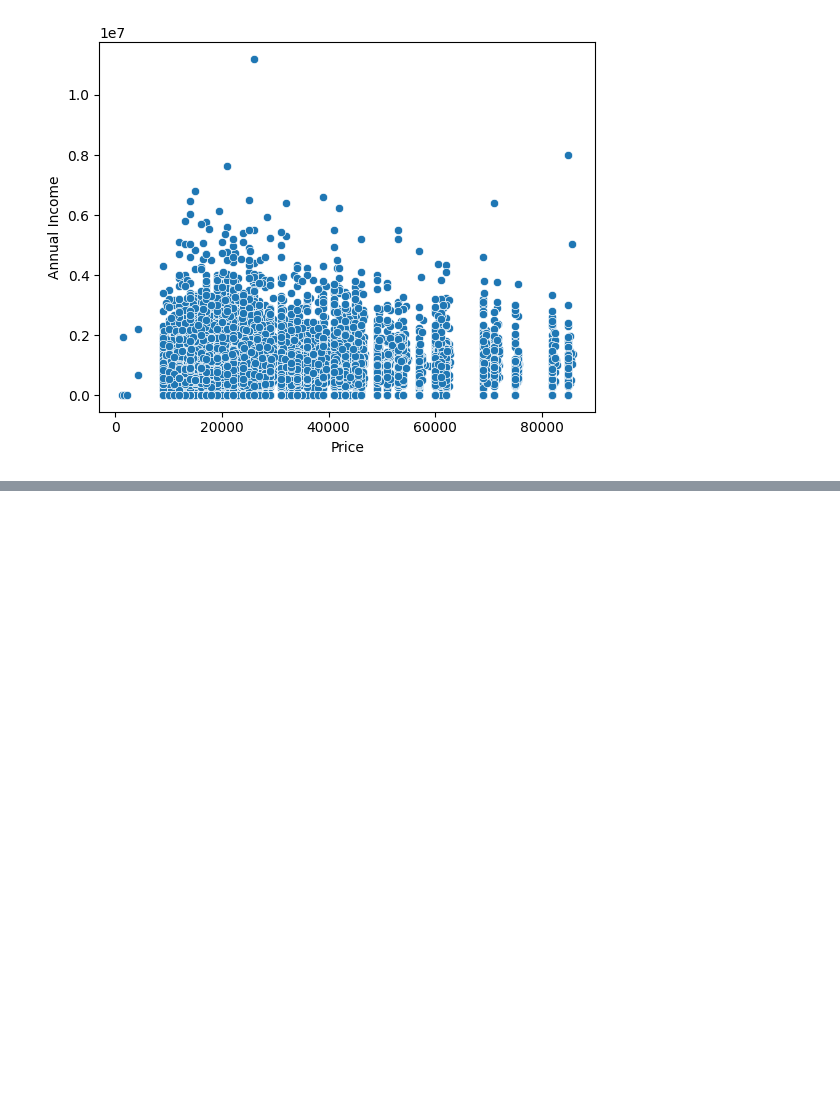
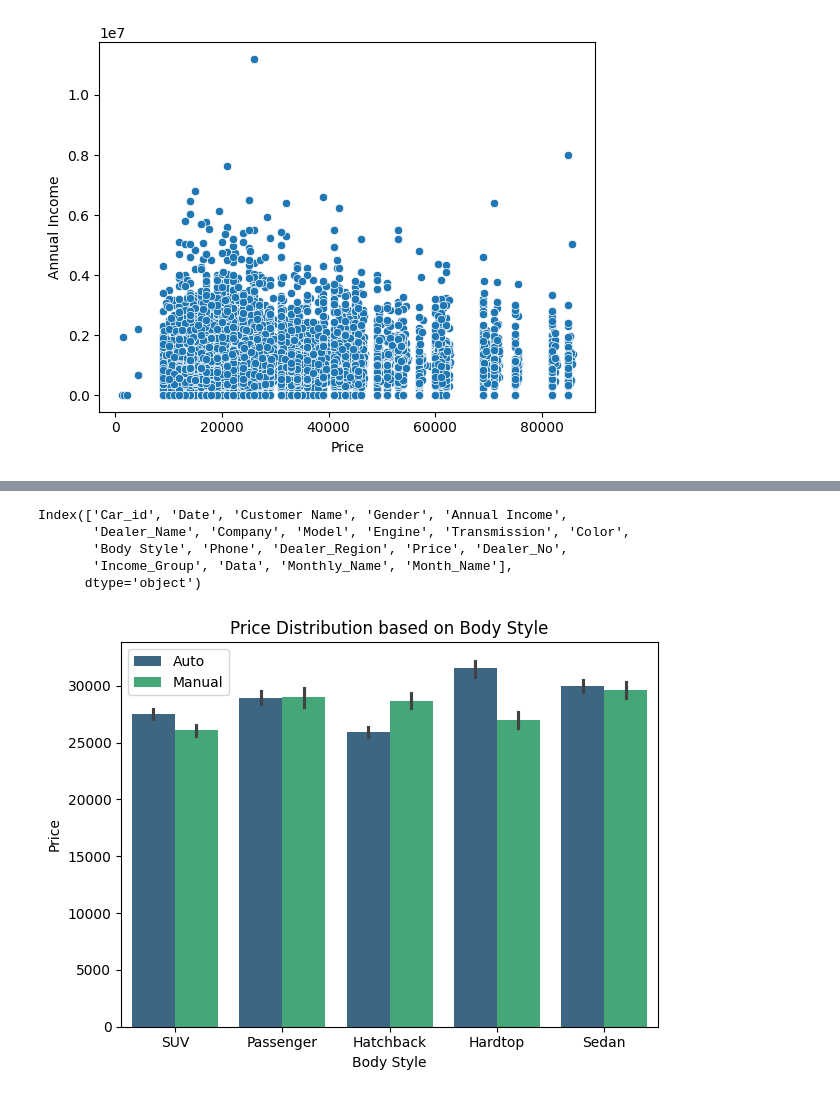
Before and after one commit to ydv-prince/EDA, a Jupyter notebook: EDA_2_Car_Sale_Dataset.ipynb, the cells around one changed output, grey strips where cells are left out. Saved outputs shown, nothing was run; the diff lists cells and outputs as text; code cells hidden in the pictures; blank space fills up the shorter version.

```diff
--- a/EDA_2_Car_Sale_Dataset.ipynb
+++ b/EDA_2_Car_Sale_Dataset.ipynb
@@ -287,0 +339,20 @@ Index(['Car_id', 'Date', 'Customer Name', 'Gender', 'Annual Income',
+# %%
+df.columns
+# %% [output]
+Index(['Car_id', 'Date', 'Customer Name', 'Gender', 'Annual Income',
+       'Dealer_Name', 'Company', 'Model', 'Engine', 'Transmission', 'Color',
+       'Body Style', 'Phone', 'Dealer_Region', 'Price', 'Dealer_No',
+       'Income_Group', 'Data', 'Monthly_Name', 'Month_Name'],
+      dtype='object')
+# %%
+#Q13. How does the car price distribution change when considering different combinations of body style and transmission type?
+
+sns.barplot(x = 'Body Style', y = 'Price', hue = 'Transmission', data = df, palette = 'viridis')
+plt.title('Price Distribution based on Body Style')
+plt.xlabel('Body Style')
+plt.ylabel('Price')
+plt.legend()
+plt.tight_layout()
+plt.show()
+# %% [output]
+[figure, added]
```
Also changed, not shown: parts of 8 cells of this notebook.
